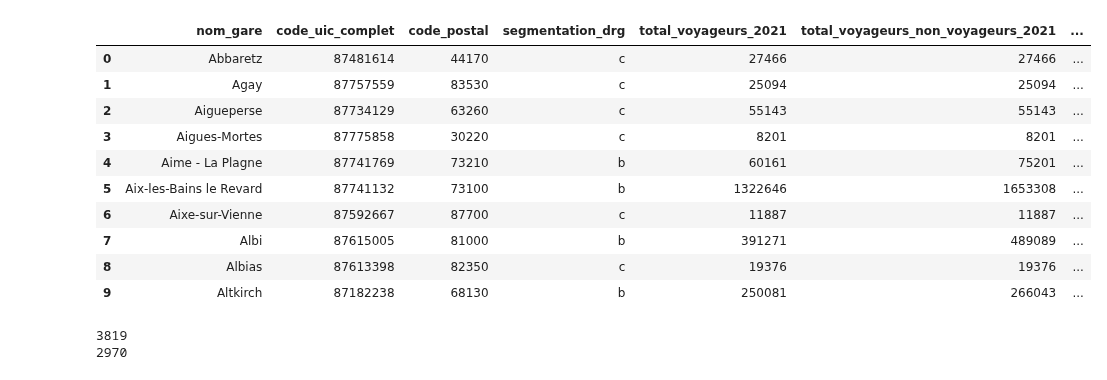
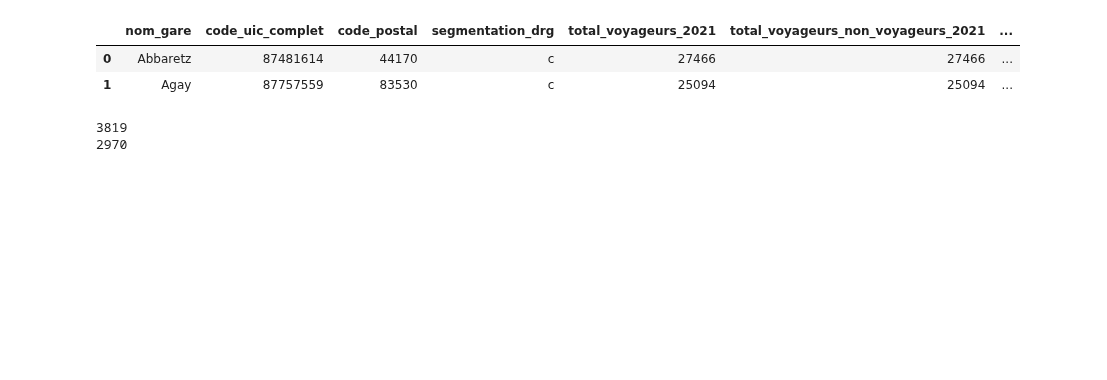
Before and after one commit to DiegoRenaud/Exercice, a Jupyter notebook: Gares_principales.ipynb, the cells around one changed output. Cells and saved outputs as stored; diff of their text form; code cells hidden in the pictures; blank space fills up the shorter version.

```diff
--- a/Gares_principales.ipynb
+++ b/Gares_principales.ipynb
@@ -27,22 +19,14 @@ df_gares.head(10)
 # %%
 url_freq_gares = "https://ressources.data.sncf.com/api/v2/catalog/datasets/frequentation-gares/exports/json?limit=-1&offset=0&timezone=UTC"
 freq_gares = requests.get(url_freq_gares)
 wb_freq_gares = freq_gares.json()
 
 df_freq_gares = pd.DataFrame(wb_freq_gares)
-df_freq_gares.head(10)
+df_freq_gares.head(2)
 # %% [output]
 |  | nom_gare | code_uic_complet | code_postal | segmentation_drg | total_voyageurs_2021 | total_voyageurs_non_voyageurs_2021 | ... |
 | 0 | Abbaretz | 87481614 | 44170 | c | 27466 | 27466 | ... |
 | 1 | Agay | 87757559 | 83530 | c | 25094 | 25094 | ... |
-| 2 | Aigueperse | 87734129 | 63260 | c | 55143 | 55143 | ... |
-| 3 | Aigues-Mortes | 87775858 | 30220 | c | 8201 | 8201 | ... |
-| 4 | Aime - La Plagne | 87741769 | 73210 | b | 60161 | 75201 | ... |
-| 5 | Aix-les-Bains le Revard | 87741132 | 73100 | b | 1322646 | 1653308 | ... |
-| 6 | Aixe-sur-Vienne | 87592667 | 87700 | c | 11887 | 11887 | ... |
-| 7 | Albi | 87615005 | 81000 | b | 391271 | 489089 | ... |
-| 8 | Albias | 87613398 | 82350 | c | 19376 | 19376 | ... |
-| 9 | Altkirch | 87182238 | 68130 | b | 250081 | 266043 | ... |
 # %%
 df_freq_gares.rename(columns = {'code_uic_complet':'code_uic'}, inplace = True)
 # %%
```
Also changed, not shown: parts of 11 cells of this notebook.
